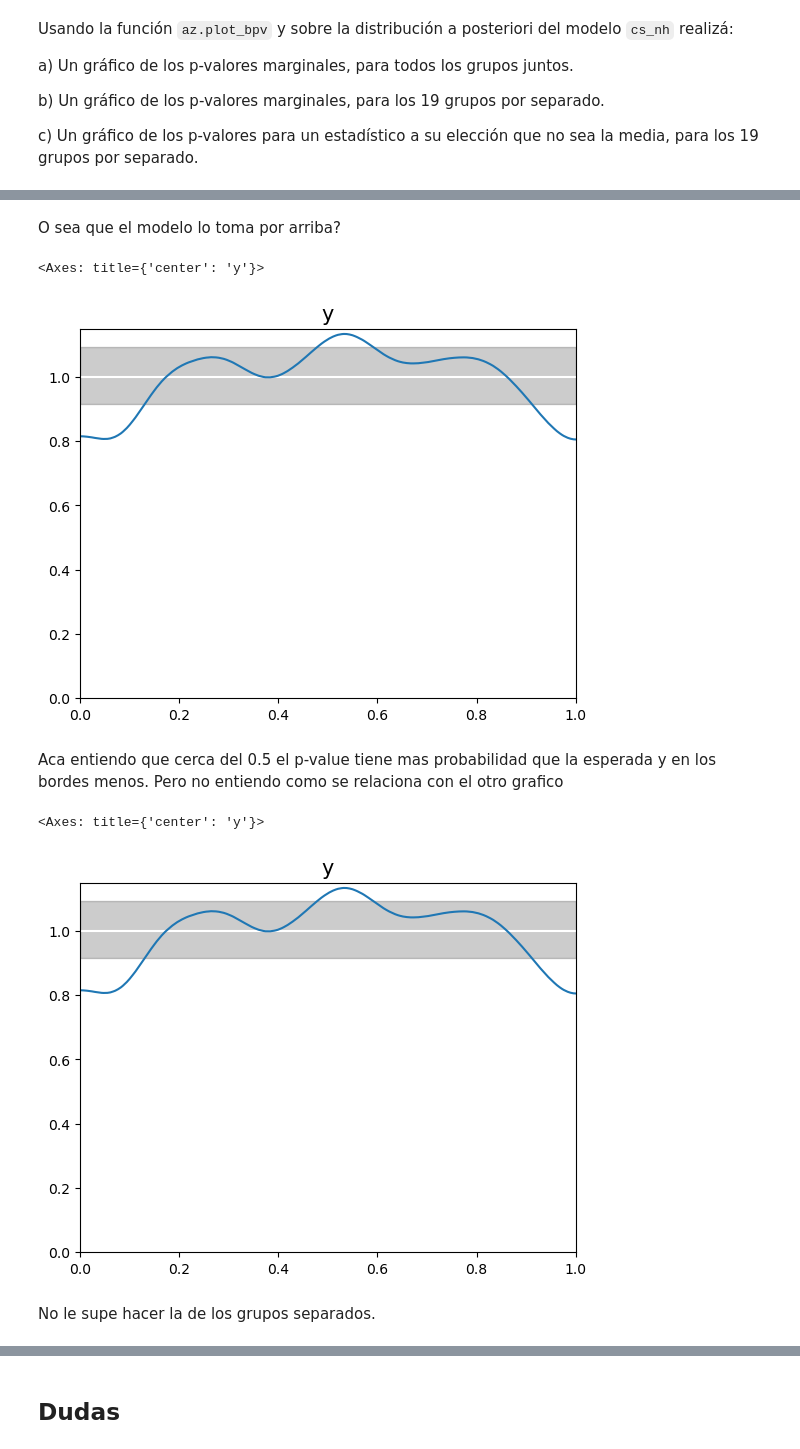
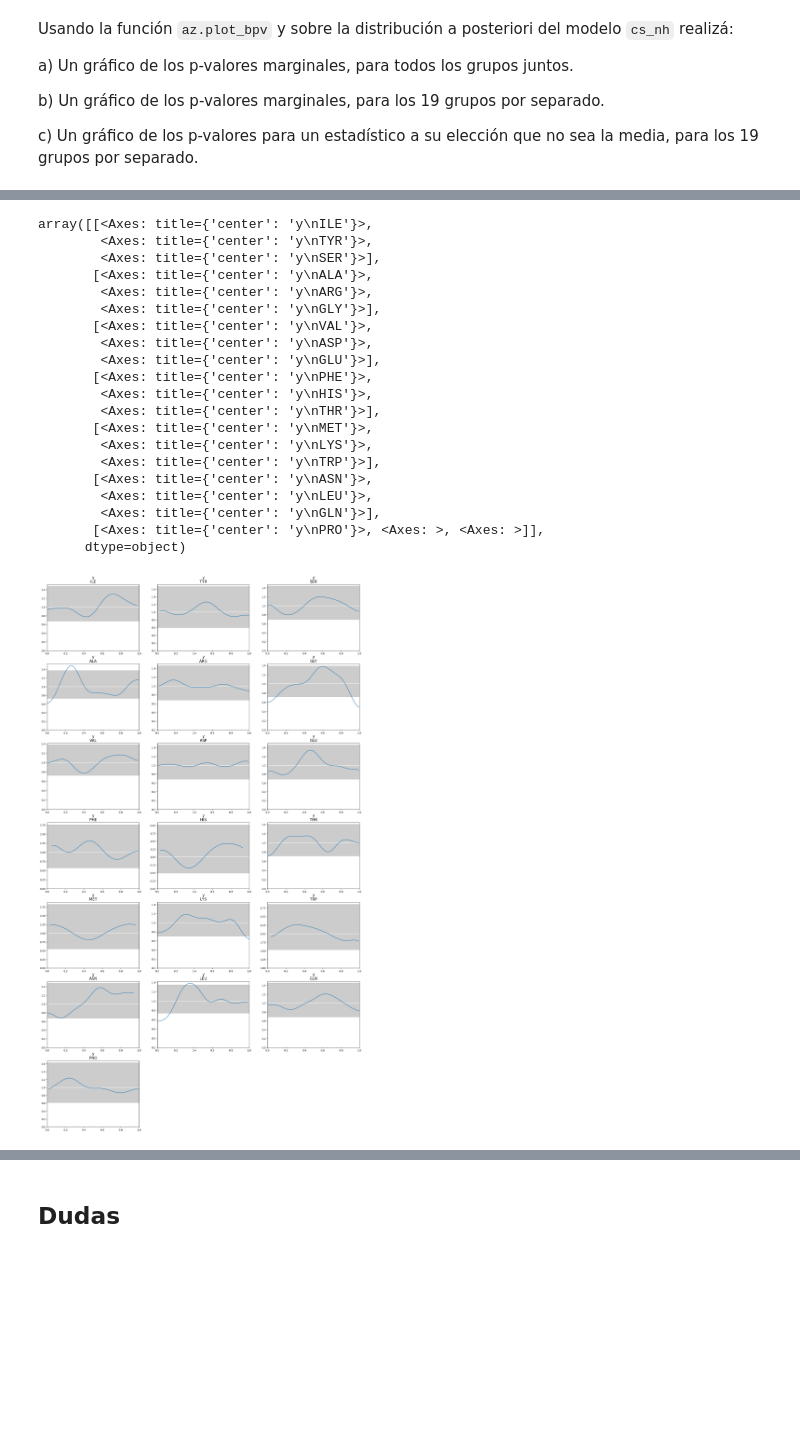
Before and after one commit to ulrich-marcelo/estadistica_e_inferencia_II, a Jupyter notebook: 04_Flujo_de_trabajo_bayesiano.ipynb, the cells around one changed output, grey strips where cells are left out. Drawn from its saved outputs; the diff is of its cells as text; code cells hidden in the pictures; blank space fills up the shorter version.

```diff
--- a/04_Flujo_de_trabajo_bayesiano.ipynb
+++ b/04_Flujo_de_trabajo_bayesiano.ipynb
@@ -1516,13 +1553,13 @@ cs_data = pd.read_csv('datos/chemical_shifts_theo_exp.csv')
 diff = cs_data.theo - cs_data.exp
 cat_encode = pd.Categorical(cs_data['aa'])
 idx = cat_encode.codes
-coords = {"aa": cat_encode.categories}
+coords = {"aa": cat_encode.categories, "aa_flat":cat_encode.categories[idx]}
 
 with pm.Model(coords=coords) as cs_nh:
     μ = pm.Normal('μ', mu=0, sigma=1, dims="aa")
     σ = pm.HalfNormal('σ', sigma=2, dims="aa")
 
-    y = pm.Normal('y', mu=μ[idx], sigma=σ[idx], observed=diff)
+    y = pm.Normal('y', mu=μ[idx], sigma=σ[idx], observed=diff, dims="aa_flat")
 
-    idata= pm.sample(1000)
-    idata.extend(pm.sample_posterior_predictive(idata))
+    idata_separados= pm.sample(1000)
+    idata_separados.extend(pm.sample_posterior_predictive(idata_separados))
@@ -1548,16 +1566,27 @@ az.plot_bpv(idata,kind="p_value")
-# %% [markdown]
-O sea que el modelo lo toma por arriba?
-# %%
-az.plot_bpv(idata)
-# %% [output]
-<Axes: title={'center': 'y'}>
-[figure, removed]
-# %% [markdown]
-Aca entiendo que cerca del 0.5 el p-value tiene mas probabilidad que la esperada y en los bordes menos. Pero no entiendo como se relaciona con el otro grafico
-# %%
-az.plot_bpv(idata)
-# %% [output]
-<Axes: title={'center': 'y'}>
-[figure, removed]
-# %% [markdown]
-No le supe hacer la de los grupos separados.
+# %%
+az.plot_bpv(idata_separados,
+            coords={"aa_flat": [cat_encode.categories]},
+            flatten=[],
+            grid = (7,3))
+# %% [output]
+array([[<Axes: title={'center': 'y\nILE'}>,
+        <Axes: title={'center': 'y\nTYR'}>,
+        <Axes: title={'center': 'y\nSER'}>],
+       [<Axes: title={'center': 'y\nALA'}>,
+        <Axes: title={'center': 'y\nARG'}>,
+        <Axes: title={'center': 'y\nGLY'}>],
+       [<Axes: title={'center': 'y\nVAL'}>,
+        <Axes: title={'center': 'y\nASP'}>,
+        <Axes: title={'center': 'y\nGLU'}>],
+       [<Axes: title={'center': 'y\nPHE'}>,
+        <Axes: title={'center': 'y\nHIS'}>,
+        <Axes: title={'center': 'y\nTHR'}>],
+       [<Axes: title={'center': 'y\nMET'}>,
+        <Axes: title={'center': 'y\nLYS'}>,
+        <Axes: title={'center': 'y\nTRP'}>],
+       [<Axes: title={'center': 'y\nASN'}>,
+        <Axes: title={'center': 'y\nLEU'}>,
+        <Axes: title={'center': 'y\nGLN'}>],
+       [<Axes: title={'center': 'y\nPRO'}>, <Axes: >, <Axes: >]],
+      dtype=object)
+[figure, added]
```
Also changed, not shown: parts of 20 cells of this notebook, 5 other files.
